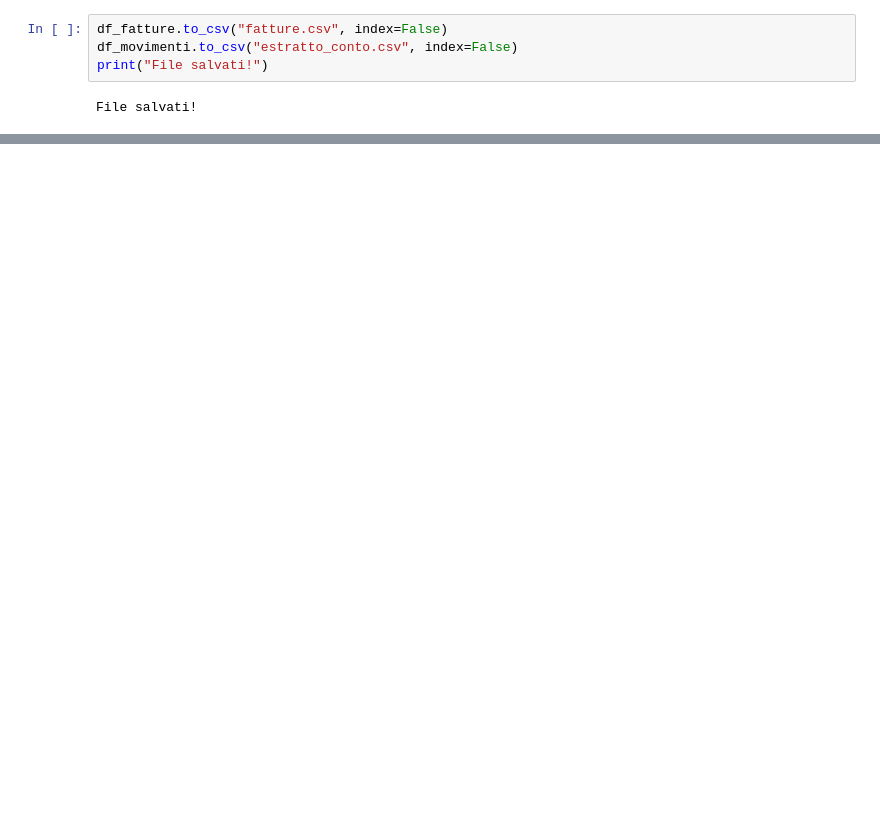
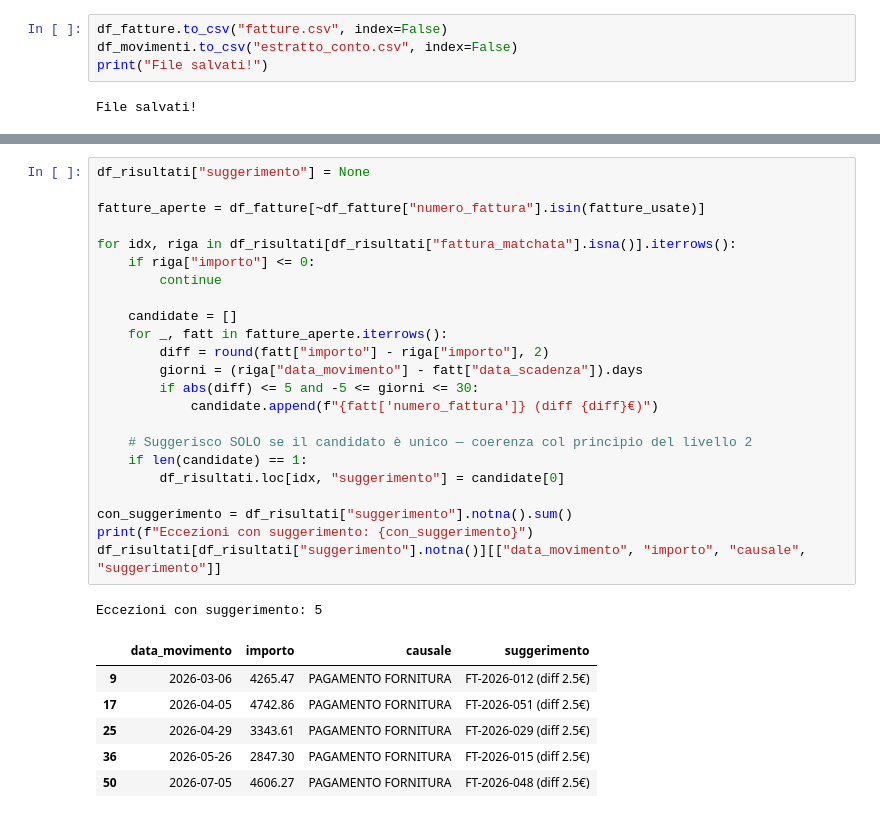
Before and after one commit to sarahjouini/riconciliazione-bancaria, a Jupyter notebook: riconciliazione.ipynb, the cells around one changed output, grey strips where cells are left out. Drawn from its saved outputs; the diff is of its cells as text; blank space fills up the shorter version.

```diff
--- a/riconciliazione.ipynb
+++ b/riconciliazione.ipynb
@@ -173,0 +321,31 @@ Livello 1: matchati 23 movimenti su 52
+# %%
+df_risultati["suggerimento"] = None
+
+fatture_aperte = df_fatture[~df_fatture["numero_fattura"].isin(fatture_usate)]
+
+for idx, riga in df_risultati[df_risultati["fattura_matchata"].isna()].iterrows():
+    if riga["importo"] <= 0:
+        continue
+
+    candidate = []
+    for _, fatt in fatture_aperte.iterrows():
+        diff = round(fatt["importo"] - riga["importo"], 2)
+        giorni = (riga["data_movimento"] - fatt["data_scadenza"]).days
+        if abs(diff) <= 5 and -5 <= giorni <= 30:
+            candidate.append(f"{fatt['numero_fattura']} (diff {diff}€)")
+
+    # Suggerisco SOLO se il candidato è unico — coerenza col principio del livello 2
+    if len(candidate) == 1:
+        df_risultati.loc[idx, "suggerimento"] = candidate[0]
+
+con_suggerimento = df_risultati["suggerimento"].notna().sum()
+print(f"Eccezioni con suggerimento: {con_suggerimento}")
+df_risultati[df_risultati["suggerimento"].notna()][["data_movimento", "importo", "causale", "suggerimento"]]
+# %% [output]
+Eccezioni con suggerimento: 5
+|  | data_movimento | importo | causale | suggerimento |
+| 9 | 2026-03-06 | 4265.47 | PAGAMENTO FORNITURA | FT-2026-012 (diff 2.5€) |
+| 17 | 2026-04-05 | 4742.86 | PAGAMENTO FORNITURA | FT-2026-051 (diff 2.5€) |
+| 25 | 2026-04-29 | 3343.61 | PAGAMENTO FORNITURA | FT-2026-029 (diff 2.5€) |
+| 36 | 2026-05-26 | 2847.30 | PAGAMENTO FORNITURA | FT-2026-015 (diff 2.5€) |
+| 50 | 2026-07-05 | 4606.27 | PAGAMENTO FORNITURA | FT-2026-048 (diff 2.5€) |
```
Also changed, not shown: parts of 9 cells of this notebook, 1 other file.
